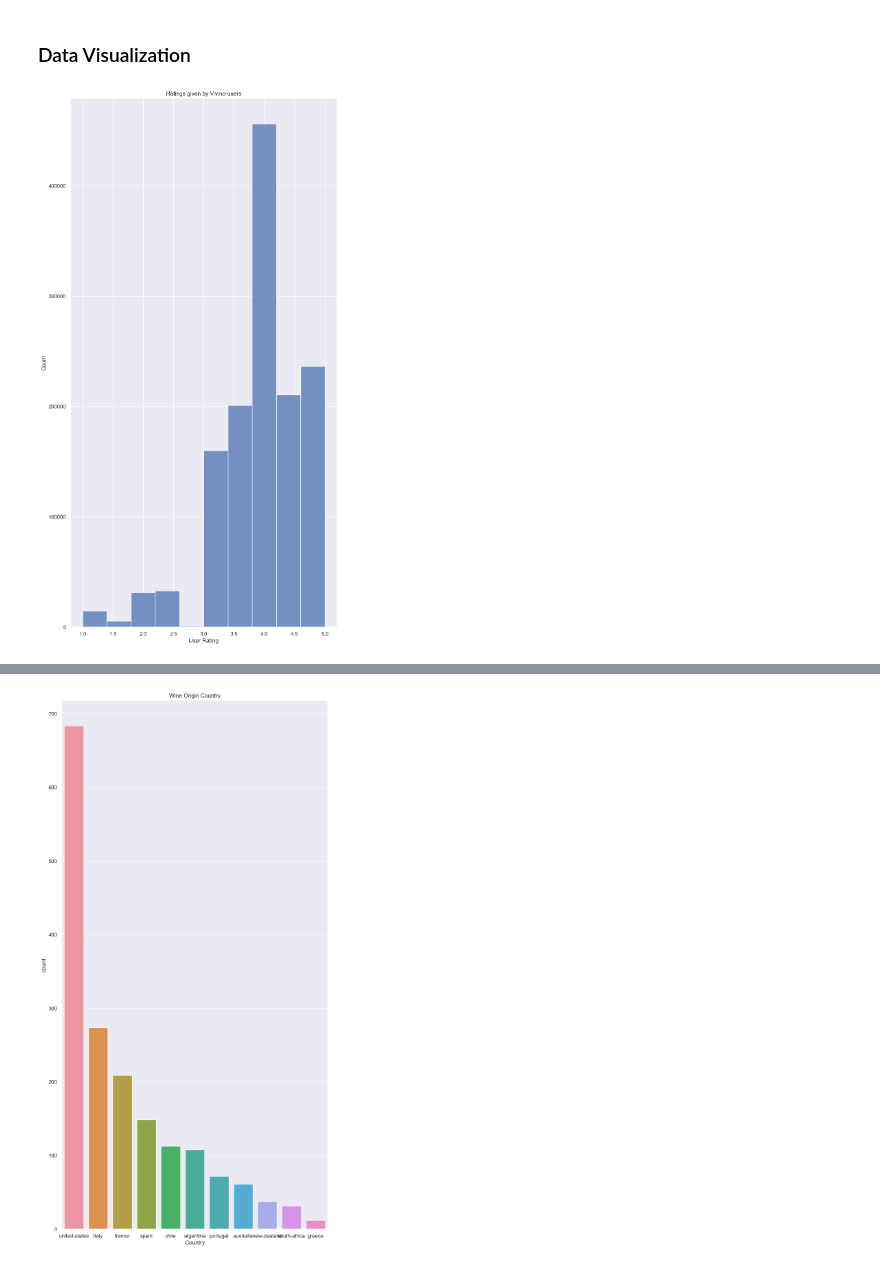
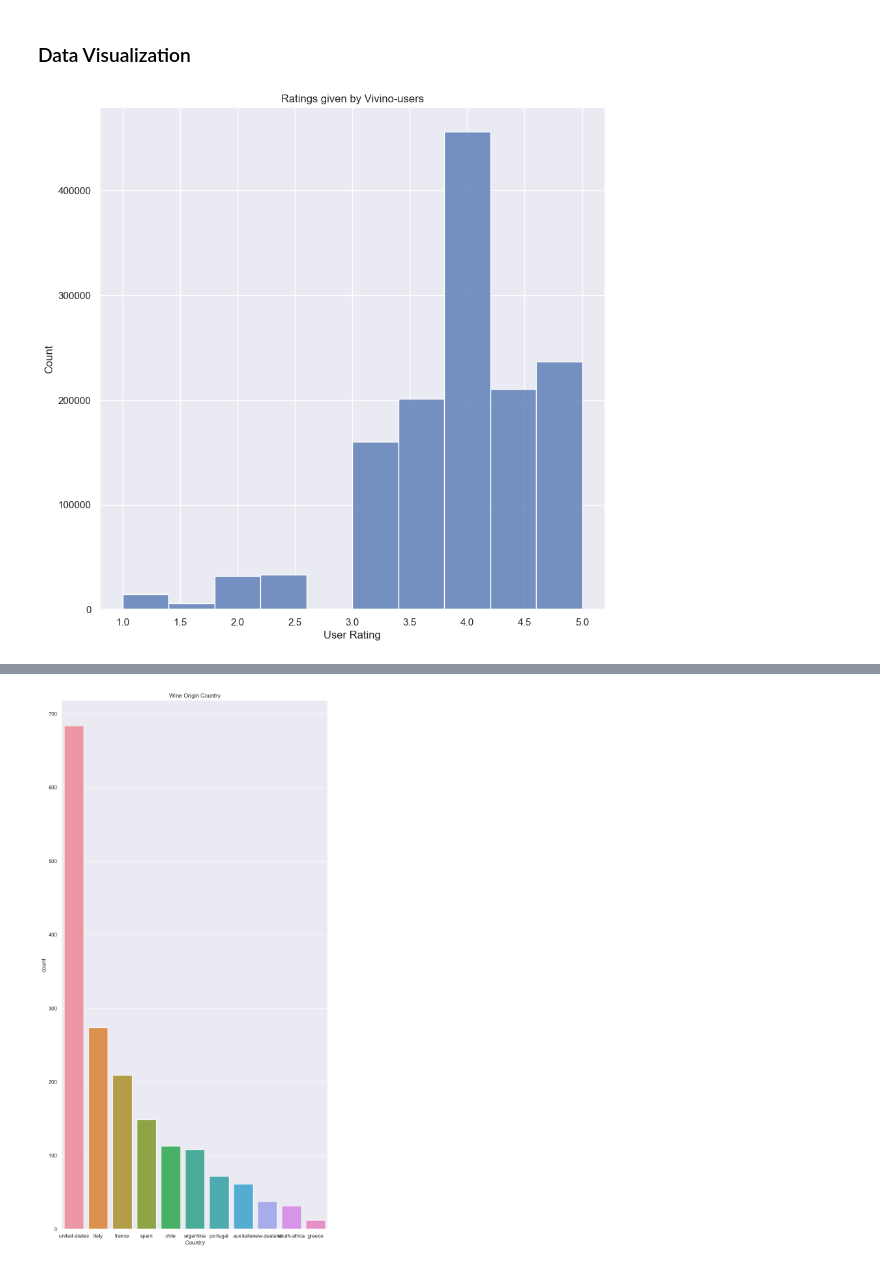
Before and after one commit to AndreaCamilloni/DM2583-project, a Jupyter notebook: notebook.ipynb, the cells around one changed output, grey strips where cells are left out. Drawn from its saved outputs; the diff is of its cells as text; code cells hidden in the pictures.

Commit message:
version 1.1 fix plot

```diff
--- a/notebook.ipynb
+++ b/notebook.ipynb
@@ -84,9 +84,9 @@ memory usage: 1.1+ MB
 ### Data Visualization
 # %%
 sns.histplot(full_df["User Rating"], bins=10, kde=False).set(title='Ratings given by Vivino-users')
-sns.set(rc={'figure.figsize':(100,5)})
+sns.set(rc={'figure.figsize':(20,10)})
 # %% [output]
-[figure, old version]
+[figure, new version]
 # %%
 df = wines_df[wines_df.Price<50].sort_values('Price')
 bins =  np.arange(0, 50.0, 2)
```
Also changed, not shown: parts of 1 cell of this notebook.
